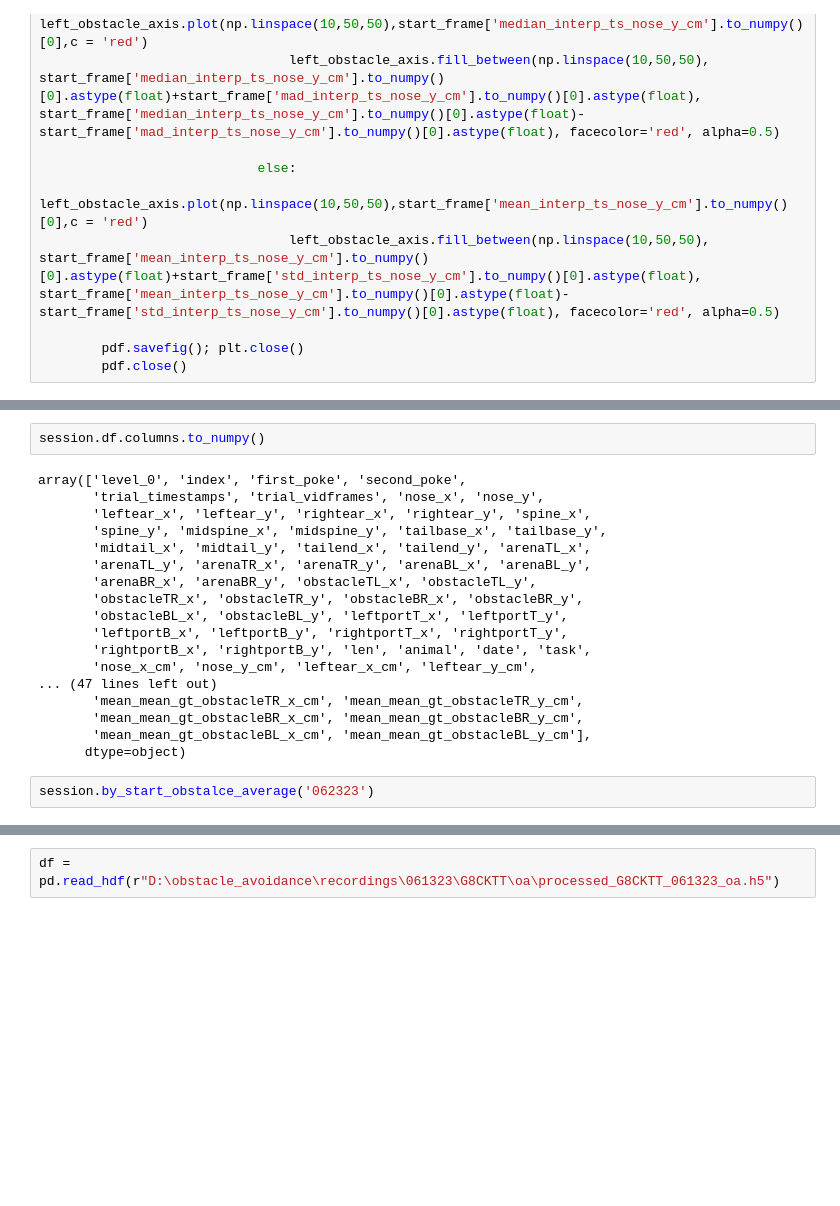
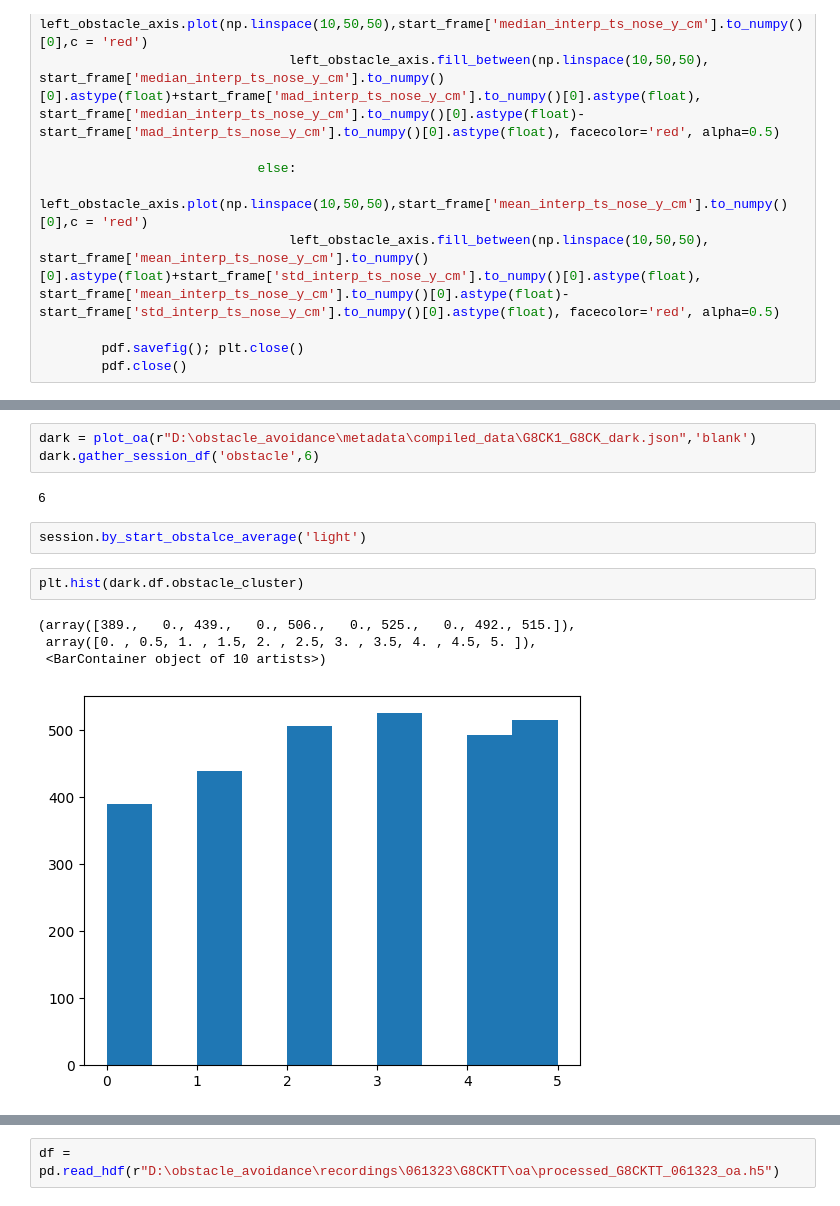
Before and after one commit to msidikpr/obstacle_avoidance, a Jupyter notebook: plots/notebooks/develop_plots.ipynb, the cells around one changed output, grey strips where cells are left out. Drawn from its saved outputs; the diff is of its cells as text; blank space fills up the shorter version.

```diff
--- a/plots/notebooks/develop_plots.ipynb
+++ b/plots/notebooks/develop_plots.ipynb
@@ -152,25 +152,17 @@ session = plot_oa(r"D:\obstacle_avoidance\metadata\compiled_data\G8CK1_G8CK_oa_0
 session.gather_session_df('obstacle',6)
 # %% [output]
 6
-# %%
-session.df.columns.to_numpy()
-# %% [output]
-array(['level_0', 'index', 'first_poke', 'second_poke',
-       'trial_timestamps', 'trial_vidframes', 'nose_x', 'nose_y',
-       'leftear_x', 'leftear_y', 'rightear_x', 'rightear_y', 'spine_x',
-       'spine_y', 'midspine_x', 'midspine_y', 'tailbase_x', 'tailbase_y',
-       'midtail_x', 'midtail_y', 'tailend_x', 'tailend_y', 'arenaTL_x',
-       'arenaTL_y', 'arenaTR_x', 'arenaTR_y', 'arenaBL_x', 'arenaBL_y',
-       'arenaBR_x', 'arenaBR_y', 'obstacleTL_x', 'obstacleTL_y',
-       'obstacleTR_x', 'obstacleTR_y', 'obstacleBR_x', 'obstacleBR_y',
-       'obstacleBL_x', 'obstacleBL_y', 'leftportT_x', 'leftportT_y',
-       'leftportB_x', 'leftportB_y', 'rightportT_x', 'rightportT_y',
-       'rightportB_x', 'rightportB_y', 'len', 'animal', 'date', 'task',
-       'nose_x_cm', 'nose_y_cm', 'leftear_x_cm', 'leftear_y_cm',
-... (47 lines left out)
-       'mean_mean_gt_obstacleTR_x_cm', 'mean_mean_gt_obstacleTR_y_cm',
-       'mean_mean_gt_obstacleBR_x_cm', 'mean_mean_gt_obstacleBR_y_cm',
-       'mean_mean_gt_obstacleBL_x_cm', 'mean_mean_gt_obstacleBL_y_cm'],
-      dtype=object)
+# %%
+dark = plot_oa(r"D:\obstacle_avoidance\metadata\compiled_data\G8CK1_G8CK_dark.json",'blank')
+dark.gather_session_df('obstacle',6)
+# %% [output]
+6
 # %%
-session.by_start_obstalce_average('062323')
+session.by_start_obstalce_average('light')
+# %%
+plt.hist(dark.df.obstacle_cluster)
+# %% [output]
+(array([389.,   0., 439.,   0., 506.,   0., 525.,   0., 492., 515.]),
+ array([0. , 0.5, 1. , 1.5, 2. , 2.5, 3. , 3.5, 4. , 4.5, 5. ]),
+ <BarContainer object of 10 artists>)
+[figure, added]
```
Also changed, not shown: parts of 22 cells of this notebook, 4 other files.
